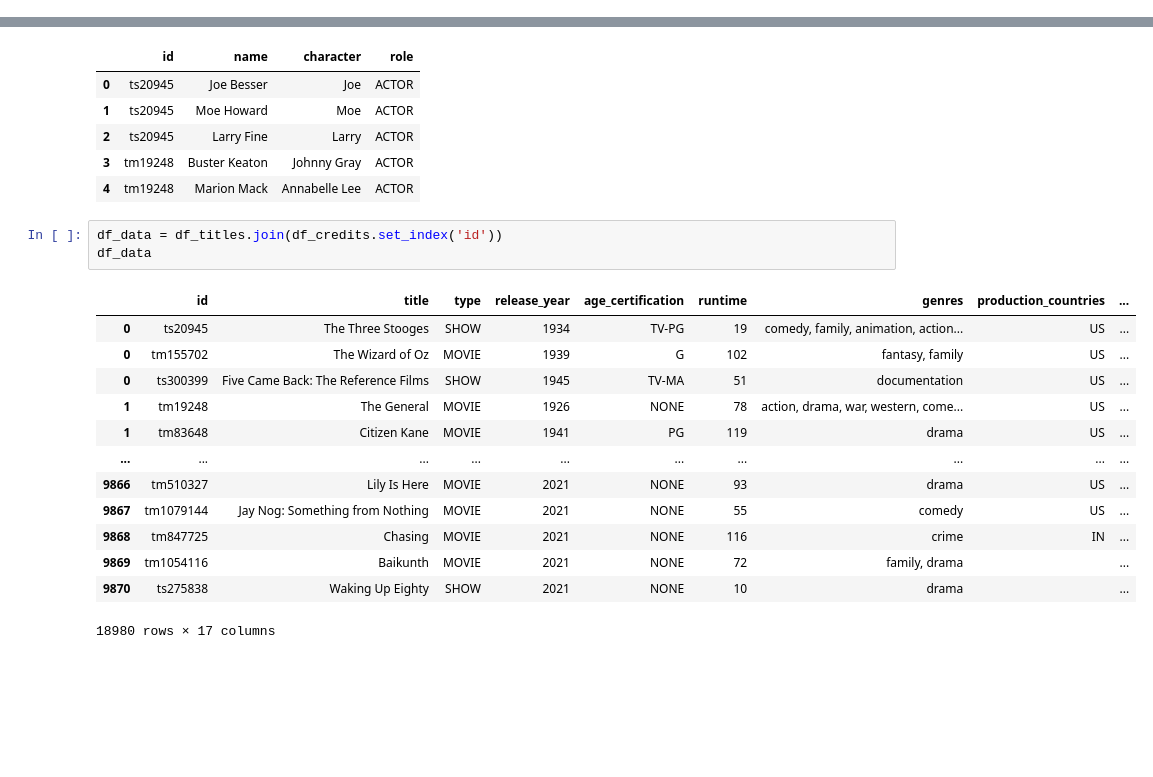
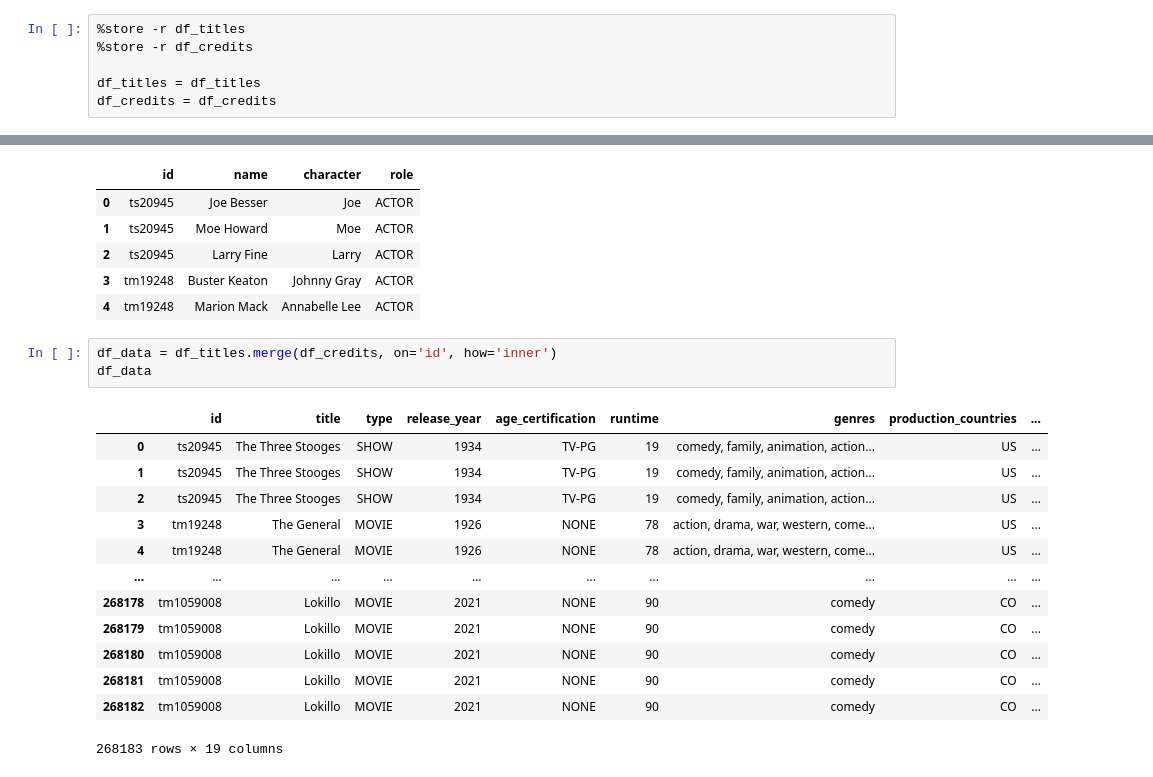
Before and after one commit to quytrungg/Group1_Final_Project_CSC17104, a Jupyter notebook: phase_3_data_analysis/data_analysis.ipynb, the cells around one changed output, grey strips where cells are left out. Drawn from its saved outputs; the diff is of its cells as text; blank space fills up the shorter version.

```diff
--- a/phase_3_data_analysis/data_analysis.ipynb
+++ b/phase_3_data_analysis/data_analysis.ipynb
@@ -12,3 +17,9 @@ from ipynb.fs.full.titles_exploration import df_titles
+# %%
+%store -r df_titles
+%store -r df_credits
+
+df_titles = df_titles
+df_credits = df_credits
 # %%
 df_titles.head()
 # %% [output]
@@ -28,19 +39,19 @@ df_credits.head()
 | 3 | tm19248 | Buster Keaton | Johnny Gray | ACTOR |
 | 4 | tm19248 | Marion Mack | Annabelle Lee | ACTOR |
 # %%
-df_data = df_titles.join(df_credits.set_index('id'))
+df_data = df_titles.merge(df_credits, on='id', how='inner')
 df_data
 # %% [output]
 |  | id | title | type | release_year | age_certification | runtime | genres | production_countries | ... |
 | 0 | ts20945 | The Three Stooges | SHOW | 1934 | TV-PG | 19 | comedy, family, animation, action... | US | ... |
-| 0 | tm155702 | The Wizard of Oz | MOVIE | 1939 | G | 102 | fantasy, family | US | ... |
-| 0 | ts300399 | Five Came Back: The Reference Films | SHOW | 1945 | TV-MA | 51 | documentation | US | ... |
-| 1 | tm19248 | The General | MOVIE | 1926 | NONE | 78 | action, drama, war, western, come... | US | ... |
-| 1 | tm83648 | Citizen Kane | MOVIE | 1941 | PG | 119 | drama | US | ... |
+| 1 | ts20945 | The Three Stooges | SHOW | 1934 | TV-PG | 19 | comedy, family, animation, action... | US | ... |
+| 2 | ts20945 | The Three Stooges | SHOW | 1934 | TV-PG | 19 | comedy, family, animation, action... | US | ... |
+| 3 | tm19248 | The General | MOVIE | 1926 | NONE | 78 | action, drama, war, western, come... | US | ... |
+| 4 | tm19248 | The General | MOVIE | 1926 | NONE | 78 | action, drama, war, western, come... | US | ... |
 | ... | ... | ... | ... | ... | ... | ... | ... | ... | ... |
-| 9866 | tm510327 | Lily Is Here | MOVIE | 2021 | NONE | 93 | drama | US | ... |
-| 9867 | tm1079144 | Jay Nog: Something from Nothing | MOVIE | 2021 | NONE | 55 | comedy | US | ... |
-| 9868 | tm847725 | Chasing | MOVIE | 2021 | NONE | 116 | crime | IN | ... |
-| 9869 | tm1054116 | Baikunth | MOVIE | 2021 | NONE | 72 | family, drama |  | ... |
-| 9870 | ts275838 | Waking Up Eighty | SHOW | 2021 | NONE | 10 | drama |  | ... |
+| 268178 | tm1059008 | Lokillo | MOVIE | 2021 | NONE | 90 | comedy | CO | ... |
+| 268179 | tm1059008 | Lokillo | MOVIE | 2021 | NONE | 90 | comedy | CO | ... |
+| 268180 | tm1059008 | Lokillo | MOVIE | 2021 | NONE | 90 | comedy | CO | ... |
+| 268181 | tm1059008 | Lokillo | MOVIE | 2021 | NONE | 90 | comedy | CO | ... |
+| 268182 | tm1059008 | Lokillo | MOVIE | 2021 | NONE | 90 | comedy | CO | ... |
-18980 rows × 17 columns
+268183 rows × 19 columns
```
Also changed, not shown: parts of 4 cells of this notebook, 2 other files.
